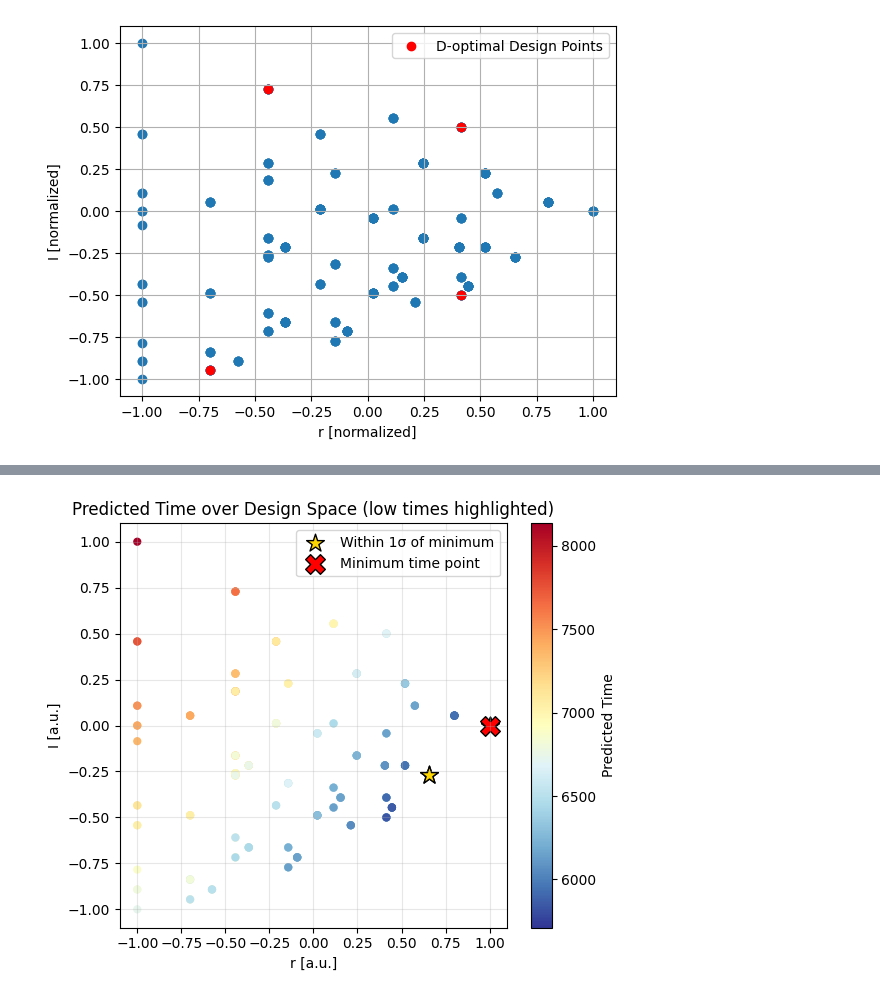
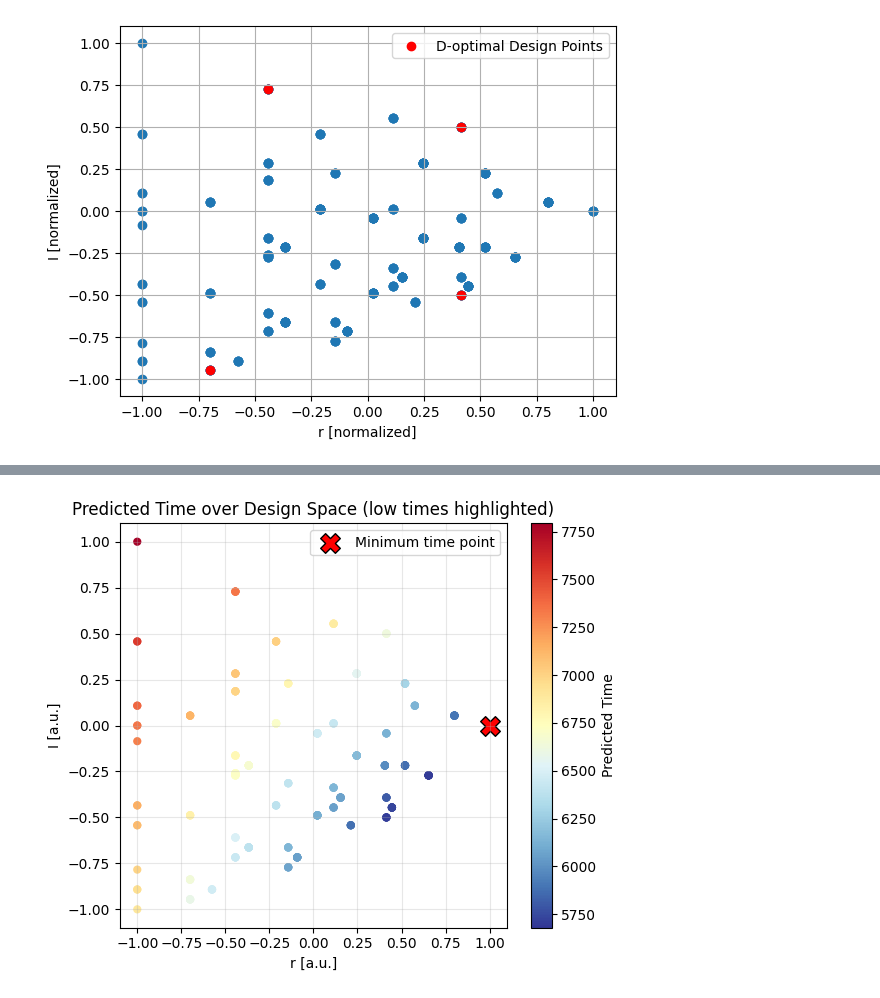
Before and after one commit to Fantastic-Fabian/Doe, a Jupyter notebook: Project.ipynb, the cells around one changed output, grey strips where cells are left out. Drawn from its saved outputs; the diff is of its cells as text; code cells hidden in the pictures.

```diff
--- a/Project.ipynb
+++ b/Project.ipynb
@@ -24,7 +24,6 @@ df["CM_x"] = df["pos1"] - df["pos3"]
 df["CM_y"] = df["pos4"] - df["pos2"]
 df["CM_r"] = np.sqrt(df["CM_x"]**2 + df["CM_y"]**2)
 df["CM_phi"] = np.arctan2(df["CM_y"], df["CM_x"])
-df["cos_CM_phi"] = np.cos(df["CM_phi"])
 
 df["MoI"] = (df["pos1"]**2 + df["pos2"]**2 + df["pos3"]**2 + df["pos4"]**2)/4
 
@@ -36,12 +35,11 @@ def scale_MoI(x):
 CM_r_max, CM_r_min = df["CM_r"].max(), df["CM_r"].min()
 def scale_CM_r(x):
     return 2 * (x - CM_r_min) / (CM_r_max - CM_r_min) - 1
-CM_cos_phi_max, CM_cos_phi_min = df["cos_CM_phi"].max(), df["cos_CM_phi"].min()
-def scale_CM_cos_phi(x):
-    return 2 * (x - CM_cos_phi_min) / (CM_cos_phi_max - CM_cos_phi_min) - 1
+CM_phi_max, CM_phi_min = 45, 0
+def scale_CM_phi(x):
+    return 2 * (x - CM_phi_min) / (CM_phi_max - CM_phi_min) - 1
 df["MoI"] = df["MoI"].apply(scale_MoI)
 df["CM_r"] = df["CM_r"].apply(scale_CM_r)
-df["cos_CM_phi"] = df["cos_CM_phi"].apply(scale_CM_cos_phi)
 # %%
 plt.figure()
 plt.scatter(df["CM_r"], df["MoI"])
@@ -82,7 +80,7 @@ def d_optimal_design_vectorized(df, n_points=4, model='interaction'):
     elif model == 'quadratic':
         X = np.column_stack([np.ones(len(df)), df['CM_r'], df['MoI'],  df['MoI'] * df['CM_r'], df['CM_r']**2, df['MoI']**2])
     else:
-        raise ValueError("model must be 'linear' or 'interaction'")
+        raise ValueError("model must be 'linear' or 'interaction' or 'quadratic'")
 
     n_candidates = len(df)
 
@@ -108,7 +106,7 @@ def d_optimal_design_vectorized(df, n_points=4, model='interaction'):
 
 # pick all unique combinations of r_CM and I in df
 df_2D = df[['CM_r', 'MoI']].drop_duplicates().reset_index(drop=True)
-# only take points with r>3
+# only take points with r!=0
 df_2D = df_2D[df_2D['CM_r'] > -1].reset_index(drop=True)
 
 best_points, best_indices, best_det = d_optimal_design_vectorized(df_2D, n_points=4, model='interaction')
@@ -206,14 +204,13 @@ def read_data(file_path):
     data_1["CM_y"] = data_1["pos4"] - data_1["pos2"]
     data_1["CM_r"] = np.sqrt(data_1["CM_x"]**2 + data_1["CM_y"]**2)
     data_1["CM_phi"] = data_1["angle"]
-    data_1["cos_CM_phi"] = np.cos(data_1["CM_phi"])
 
     data_1["MoI"] = (data_1["pos1"]**2 + data_1["pos2"]**2 + data_1["pos3"]**2 + data_1["pos4"]**2)/4
 
     # scale
     data_1["MoI"] = data_1["MoI"].apply(scale_MoI)
     data_1["CM_r"] = data_1["CM_r"].apply(scale_CM_r)
-    data_1["cos_CM_phi"] = data_1["cos_CM_phi"].apply(scale_CM_cos_phi)
+    data_1["CM_phi"] = data_1["CM_phi"].apply(scale_CM_phi)
 
     print(data_1)
     return data_1
@@ -255,7 +252,7 @@ def interaction(vars, a0, a1, a2, a3, a4, a5, a6):
 names_interaction = ["a_MoI", "a_r", "a_phi", "a_MoI_r", "a_MoI_phi", "a_r_phi"]
 # --- Prepare inputs ---
 def fit_data(data, model_function):
-    xdata = np.vstack((data["MoI"], data["CM_r"], data["cos_CM_phi"]))
+    xdata = np.vstack((data["MoI"], data["CM_r"], data["CM_phi"]))
     ydata = data["time"]
     sigma_time =110 * np.ones_like(ydata)
 
@@ -334,40 +331,41 @@ plot_normalized_coefficients(popt_int, pcov_int, names_interaction)
 # %%
 # evaluate all points in df based on the model (phi fixed at 0)
-df['predicted_time_interaction'] = interaction(np.vstack((df["MoI"], df["CM_r"], df["cos_CM_phi"])), *popt_int)
+df['predicted_time_interaction'] = interaction(np.vstack((df["MoI"], df["CM_r"], -np.ones_like(df["CM_r"]))), *popt_int)
 
 def plot_predicted_time(df, col, sigma=110):
     plt.figure(figsize=(6,5))
     sc = plt.scatter(df["CM_r"], df["MoI"],
                     c=df[col],
                     cmap='RdYlBu_r',
                     s=35,
                     edgecolor='none')
 
     # highlight points within 1 sigma of the lowest time
-    min_time = df[col].min()
-    within_sigma = df[df[col] <= min_time + sigma]
-    plt.scatter(within_sigma["CM_r"], within_sigma["MoI"],
-                marker='*', s=180, c='gold', edgecolor='black',
-                label=f'Within 1σ of minimum')
+    if sigma>0:
+        min_time = df[col].min()
+        within_sigma = df[df[col] <= min_time + sigma]
+        plt.scatter(within_sigma["CM_r"], within_sigma["MoI"],
+                    marker='*', s=180, c='gold', edgecolor='black',
+                    label=f'Within 1σ of minimum')
 
     # show lowest time point
     min_point = df.loc[df[col].idxmin()]
     plt.scatter(min_point["CM_r"], min_point["MoI"],
                 marker='X', s=200, c='red', edgecolor='black',
                 label='Minimum time point')
 
     plt.colorbar(sc, label='Predicted Time')
     plt.xlabel("r [a.u.]")
     plt.ylabel("I [a.u.]")
     plt.title("Predicted Time over Design Space (low times highlighted)")
     plt.legend(loc='upper right', frameon=True)
     plt.grid(alpha=0.3)
     plt.tight_layout()
-    plt.savefig("Predicted_Time_Design_Space_highlight_low.png", dpi=150)
+    plt.savefig(f"{col}.png", dpi=150)
     plt.show()
-plot_predicted_time(df, 'predicted_time_interaction')
+plot_predicted_time(df, 'predicted_time_interaction', sigma=0)
 # %% [output]
-[figure, old version]
+[figure, new version]
 # %%
 print(df[(np.abs(df.CM_r) < 0.1) & (np.abs(df.MoI)<0.1)].head())
 # %% [output]
```
Also changed, not shown: parts of 13 cells of this notebook, 8 other files.
